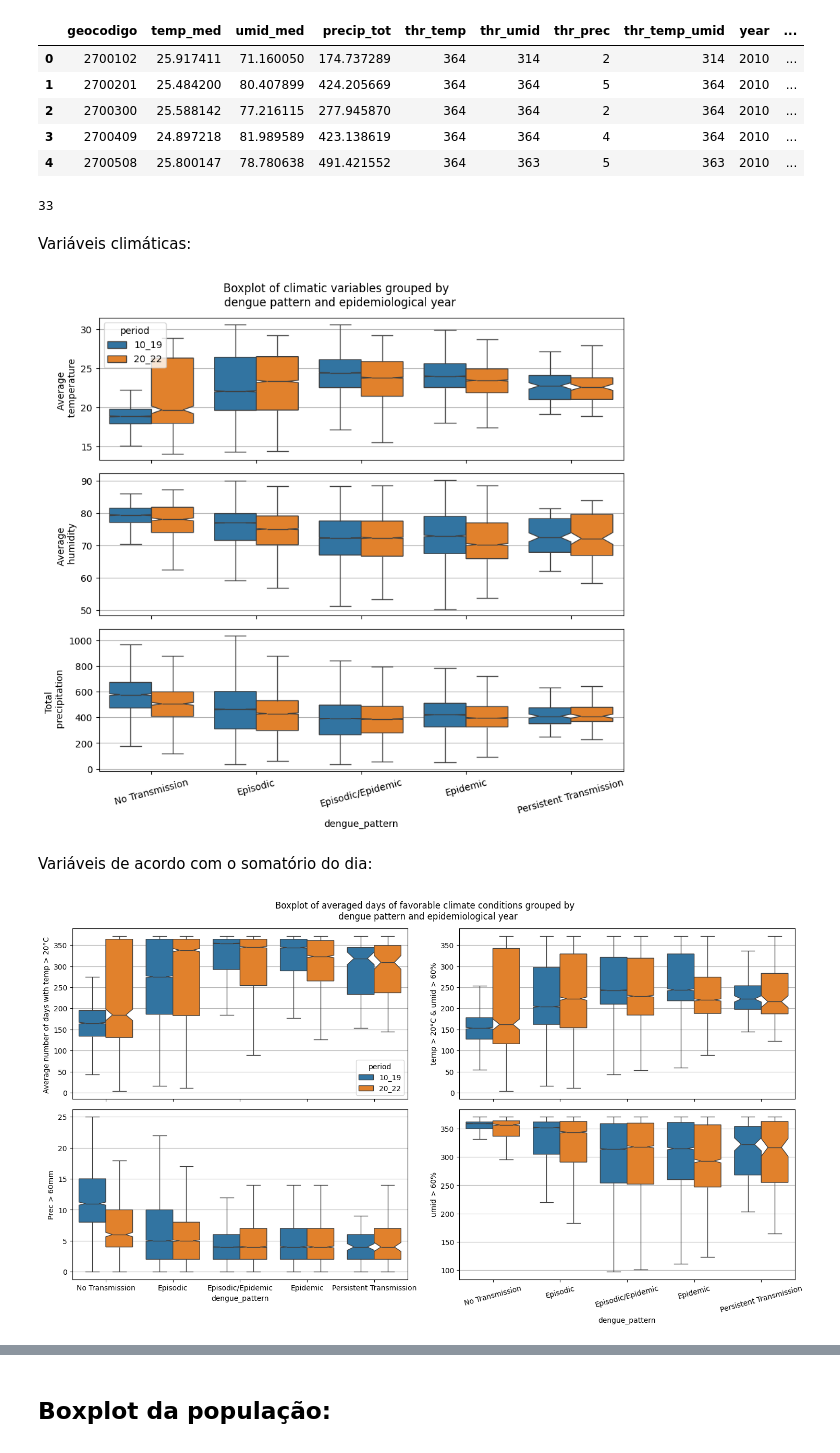
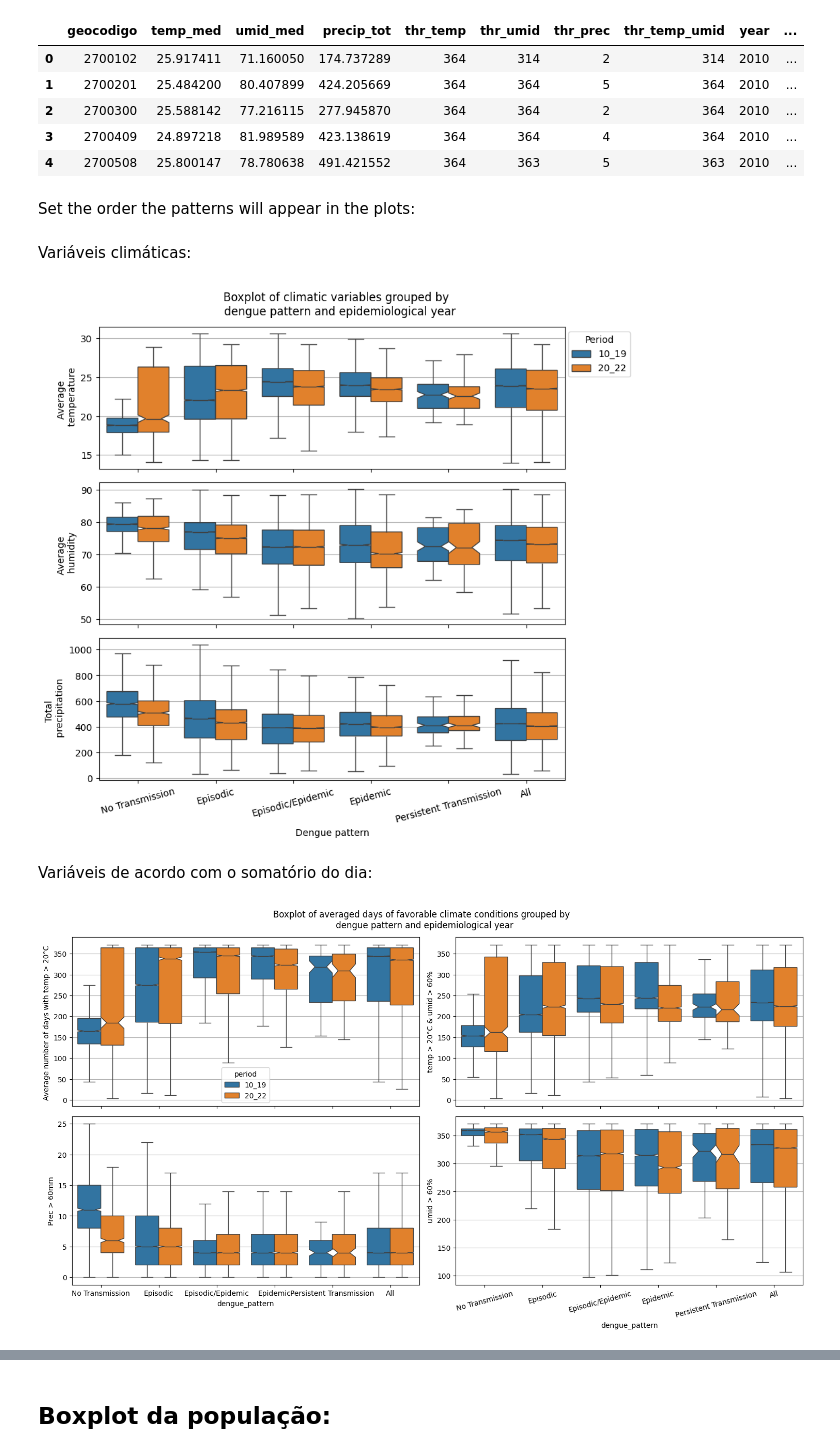
Before and after one commit to iasmimalmeida/Epidynamics, a Jupyter notebook: Phyton/make_boxplot.ipynb, the cells around one changed output, grey strips where cells are left out. Cells and saved outputs as stored; diff of their text form; code cells hidden in the pictures.

```diff
--- a/Phyton/make_boxplot.ipynb
+++ b/Phyton/make_boxplot.ipynb
@@ -12,5 +16,6 @@ update_prof = {'Episódico/Epidêmico':'Episodic/Epidemic', 'Epidêmico':'Epidem
 # %%
-pop = pd.read_csv('../Determinantes/pop_2010.csv', sep = ';')
-pop['populacao'] = pop['populacao'].astype(float)
+pop = pd.read_csv('../Determinantes/Tabelas/poptcu2010-2022new.csv', sep = ',', usecols= ['CODMUN7', 'POP22', 'POP10'])
+#pop['populacao'] = pop['populacao'].astype(float)
+pop.columns = pop.columns.str.lower()
 pop.head()
 # %% [output]
@@ -65,7 +89,7 @@ df_10_19.loc[:, 'dengue_pattern'] = df_10_19.dengue_pattern.replace(update_prof)
 
 df_10_19['period'] = '10_19'
 
-df_10_19 = df_10_19.merge(pop, left_on = 'geocodigo', right_on = 'code_muni').drop('code_muni', axis = 1)
+df_10_19 = df_10_19.merge(pop[['codmun7', 'pop10']], left_on = 'geocodigo', right_on = 'codmun7').drop('codmun7', axis = 1).rename(columns = {'pop10': 'pop'})
 
 df_10_19.head()
 # %% [output]
@@ -106,8 +121,7 @@ df_det.head()
 # %%
 df_20_22 = pd.read_csv('../Determinantes/clima/clima_agg_20_22.csv', index_col = 'Unnamed: 0')
 
-df_20_22 = df_20_22.merge(df_det[['muni_code', 'pop22']], left_on = 'geocodigo', right_on = 'muni_code',
-                      ).rename(columns = {'pop22': 'populacao'}).drop('muni_code', axis = 1)
+df_20_22 = df_20_22.merge(pop[['codmun7', 'pop22']], left_on = 'geocodigo', right_on = 'codmun7').drop('codmun7', axis = 1).rename(columns = {'pop22': 'pop'})
 
 df_20_22.loc[:, 'dengue_pattern'] = df_20_22.dengue_pattern.replace(update_prof)
 
@@ -149,10 +149,8 @@ df.head()
 | 2 | 2700300 | 25.588142 | 77.216115 | 277.945870 | 364 | 364 | 2 | 364 | 2010 | ... |
 | 3 | 2700409 | 24.897218 | 81.989589 | 423.138619 | 364 | 364 | 4 | 364 | 2010 | ... |
 | 4 | 2700508 | 25.800147 | 78.780638 | 491.421552 | 364 | 363 | 5 | 363 | 2010 | ... |
-# %%
-df.loc[df.thr_prec > 0].thr_prec.max()
-# %% [output]
-33
+# %% [markdown]
+Set the order the patterns will appear in the plots:
 # %%
 prof_order = ['No Transmission', 'Episodic', 'Episodic/Epidemic', 'Epidemic',
        'Persistent Transmission']
@@ -164,11 +162,17 @@ fig, ax = plt.subplots(3,1, figsize = (9, 8),  sharex = True)
 sns.boxplot(x='dengue_pattern', y='temp_med', data=df, showfliers = False, order = prof_order, hue = 'period', ax=ax[0],
            notch = True)
 
+sns.boxplot(y='temp_med', data=df, showfliers = False, hue = 'period', ax=ax[0],
+           notch = True, palette = ['tab:blue','tab:orange'], legend = False)
+
 ax[0].set_ylabel('Average \n temperature')
 
 ax[0].grid(True, axis='y')
 
 sns.boxplot(x='dengue_pattern', y='umid_med', data=df, showfliers = False,order = prof_order,  hue = 'period',ax=ax[1],notch = True, legend = False)
+
+sns.boxplot(y='umid_med', data=df, showfliers = False, hue = 'period', ax=ax[1],
+           notch = True, palette = ['tab:blue','tab:orange'], legend = False)
 
 ax[1].set_ylabel('Average \n humidity')
 
@@ -177,6 +181,9 @@ ax[1].grid(True, axis='y')
 
 sns.boxplot(x='dengue_pattern', y='precip_tot', data=df, showfliers = False,order = prof_order, hue = 'period', ax=ax[2],notch = True, legend = False)
 
+sns.boxplot(y='precip_tot', data=df, showfliers = False,  hue = 'period', ax=ax[2],
+           notch = True, palette = ['tab:blue','tab:orange'], legend = False)
+
 ax[2].set_ylabel('Total \n precipitation')
 
 ax[2].grid(True, axis='y')
@@ -184,13 +191,21 @@ ax[2].grid(True, axis='y')
 
 plt.suptitle('Boxplot of climatic variables grouped by \n dengue pattern and epidemiological year')
 
+for ax_ in [ax[0], ax[1], ax[2]]:
+
+    ax_.set_xticklabels(list(prof_order) + ['All'])
+    ax_.set_xlabel('Dengue pattern')
+
+ax[0].legend(title = 'Period', loc='upper right', bbox_to_anchor = (1.15, 1))
+
+
 plt.tight_layout()
 plt.xticks(rotation=15)  # Rotate x labels if needed
 
 plt.savefig('../figures/boxplot_clima.png',  dpi = 300, bbox_inches = 'tight')
 plt.show()
 # %% [output]
-[figure, old version]
+[figure, new version]
 # %% [markdown]
 Variáveis de acordo com o somatório do dia:
 # %%
@@ -198,35 +213,48 @@ fig, ax = plt.subplots(2,2, figsize = (15, 8),  sharex = True)
 
 sns.boxplot(x='dengue_pattern', y='thr_temp', data=df, showfliers = False, order = prof_order, hue = 'period', ax=ax[0,0],
            notch = True)
+
+sns.boxplot(y='thr_temp', data=df, showfliers = False, hue = 'period', ax=ax[0,0],
+           notch = True, palette = ['tab:blue','tab:orange'], legend = False)
 
 ax[0,0].set_ylabel('Average number of days with temp > 20°C ')
 
 
 sns.boxplot(x='dengue_pattern', y='thr_temp_umid', data=df, showfliers = False,order = prof_order,  hue = 'period',ax=ax[0, 1],
             legend = False, notch = True)
 
+sns.boxplot(y='thr_temp_umid', data=df, showfliers = False, hue = 'period', ax=ax[0,1],
+           notch = True, palette = ['tab:blue','tab:orange'], legend = False)
+
 ax[0, 1].set_ylabel('temp > 20°C & umid > 60%')
 
 
 sns.boxplot(x='dengue_pattern', y='thr_prec', data=df, showfliers = False,order = prof_order, hue = 'period', ax=ax[1,0],
             legend = False, notch = True)
 
+sns.boxplot(y='thr_prec', data=df, showfliers = False, hue = 'period', ax=ax[1,0],
+           notch = True, palette = ['tab:blue','tab:orange'], legend = False)
+
 ax[1,0].set_ylabel('Prec > 60mm')
 
 sns.boxplot(x='dengue_pattern', y='thr_umid', data=df, showfliers = False,order = prof_order, hue = 'period', ax=ax[1,1],
             legend = False, notch = True)
 
+sns.boxplot(y='thr_umid', data=df, showfliers = False, hue = 'period', ax=ax[1,1],
+           notch = True, palette = ['tab:blue','tab:orange'], legend = False)
+
 ax[1,1].set_ylabel('umid > 60%')
 
 for ax_ in ax.ravel():
     ax_.grid(True, axis='y')
+    ax_.set_xticklabels(list(prof_order) + ['All'])
 
 plt.suptitle('Boxplot of averaged days of favorable climate conditions grouped by \n dengue pattern and epidemiological year')
 
 plt.tight_layout()
 plt.xticks(rotation=15)  # Rotate x labels if needed
 
-#plt.savefig('../figures/boxplot_clima.png',  dpi = 300, bbox_inches = 'tight')
+plt.savefig('../figures/boxplot_thr_clima.png',  dpi = 300, bbox_inches = 'tight')
 plt.show()
 # %% [output]
-[figure, old version]
+[figure, new version]
```
Also changed, not shown: parts of 39 cells of this notebook, 4 other files.
